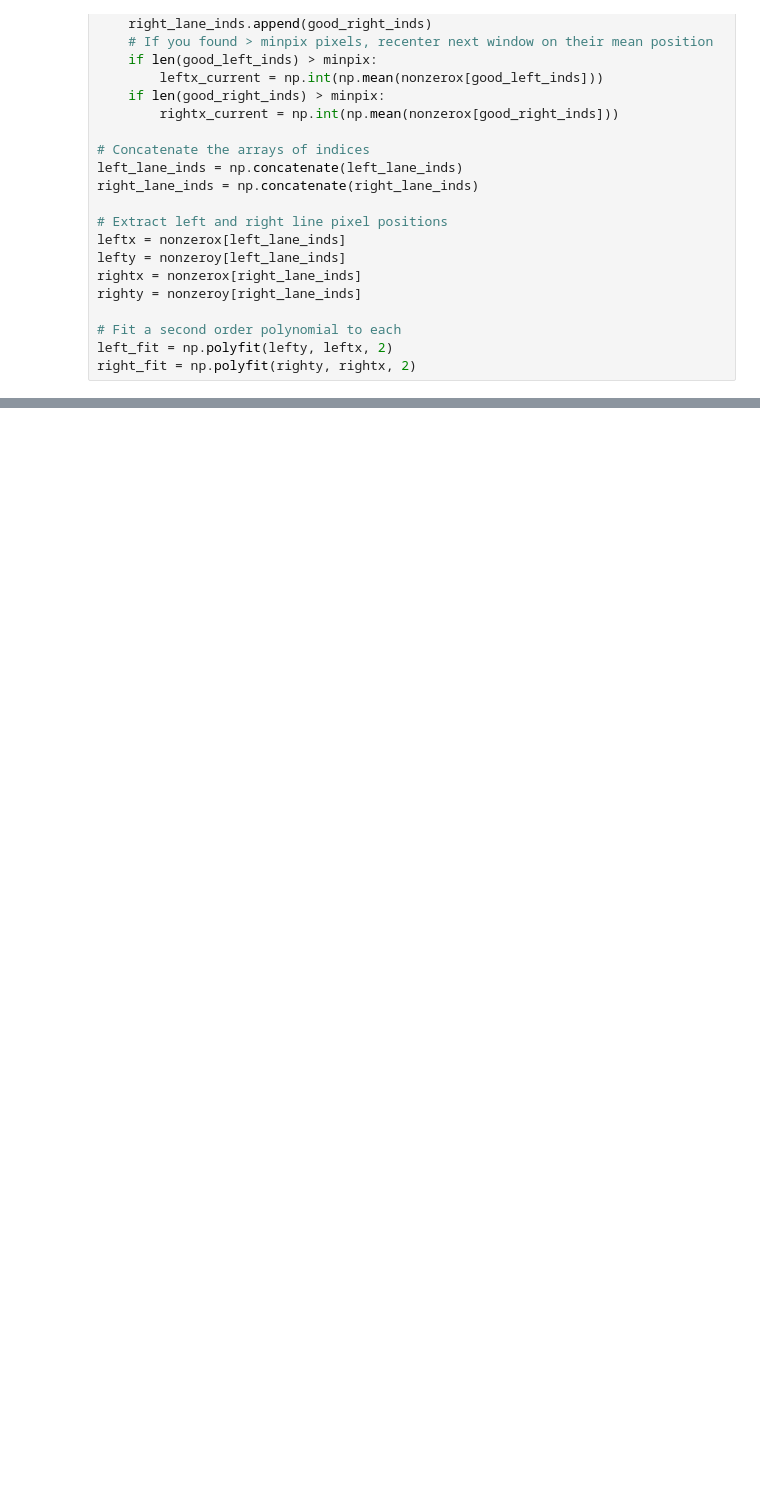
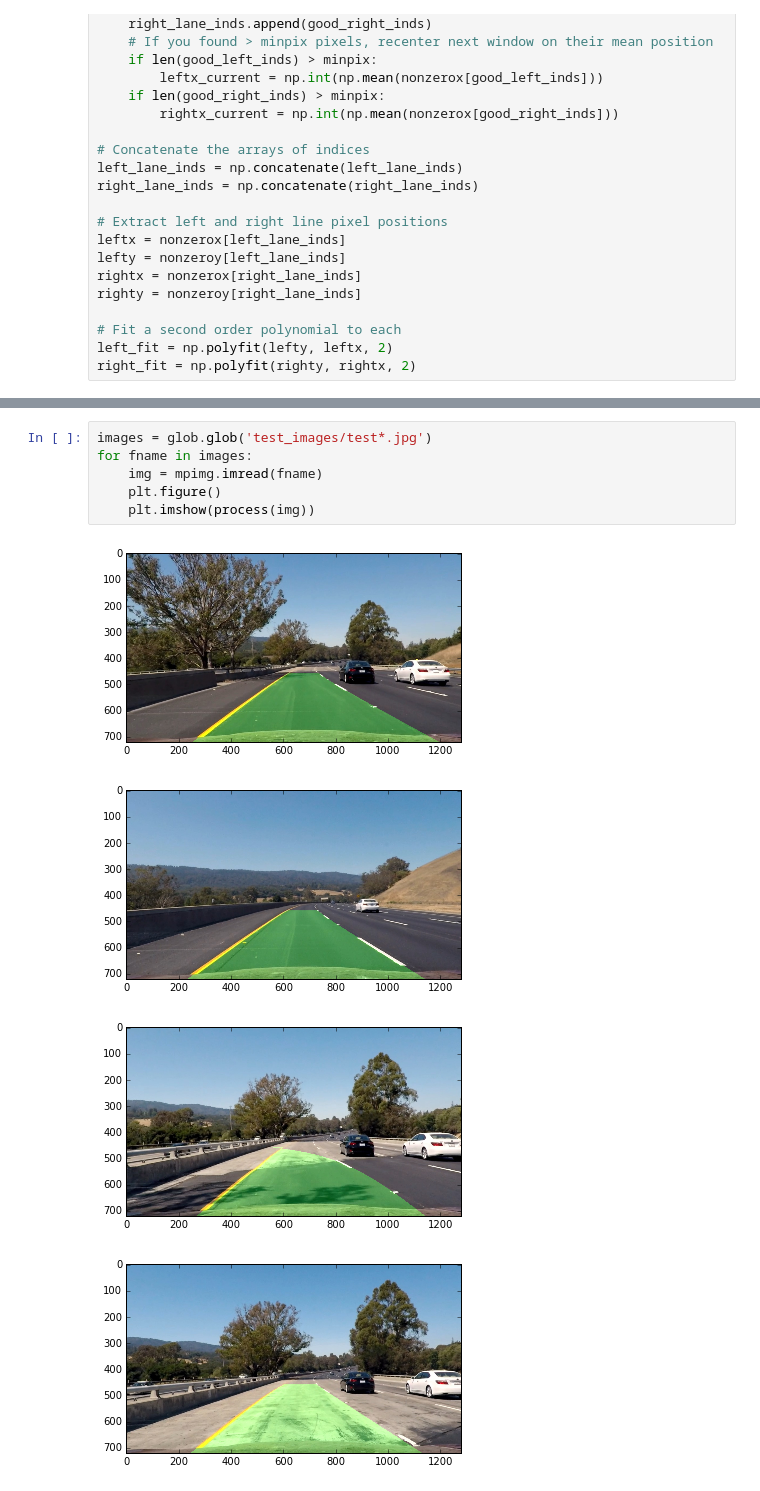
Before and after one commit to knguyen0105/CarND-Advanced-Lane-Lines, a Jupyter notebook: advanced-lane-finding.ipynb, the cells around one changed output, grey strips where cells are left out. Cells and saved outputs as stored; diff of their text form; blank space fills up the shorter version.

```diff
--- a/advanced-lane-finding.ipynb
+++ b/advanced-lane-finding.ipynb
@@ -287,0 +456,11 @@ plt.imshow(result)
+# %%
+images = glob.glob('test_images/test*.jpg')
+for fname in images:
+    img = mpimg.imread(fname)
+    plt.figure()
+    plt.imshow(process(img))
+# %% [output]
+[figure, added]
+[figure, added]
+[figure, added]
+[figure, added]
```
Also changed, not shown: parts of 17 cells of this notebook.
